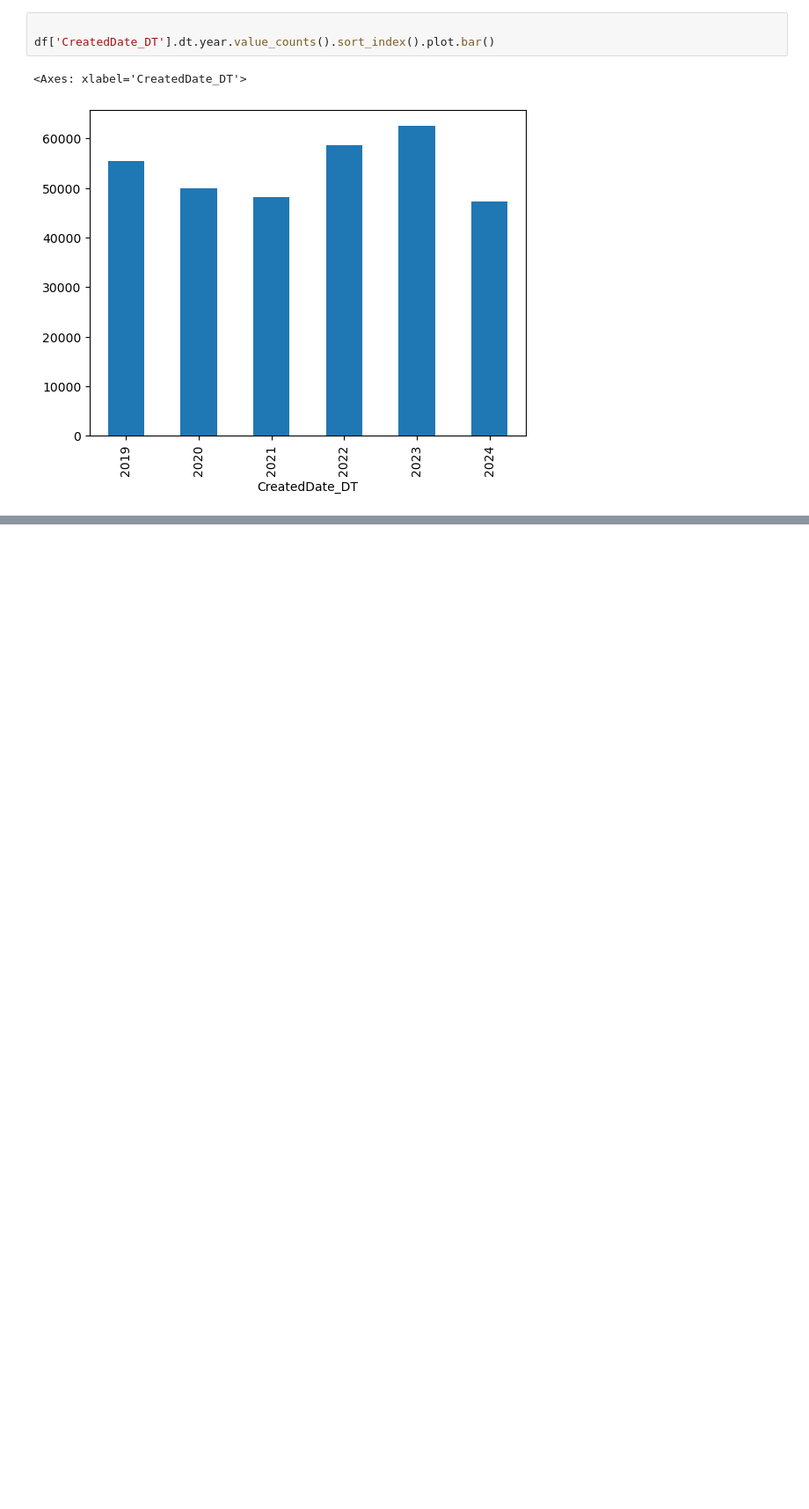
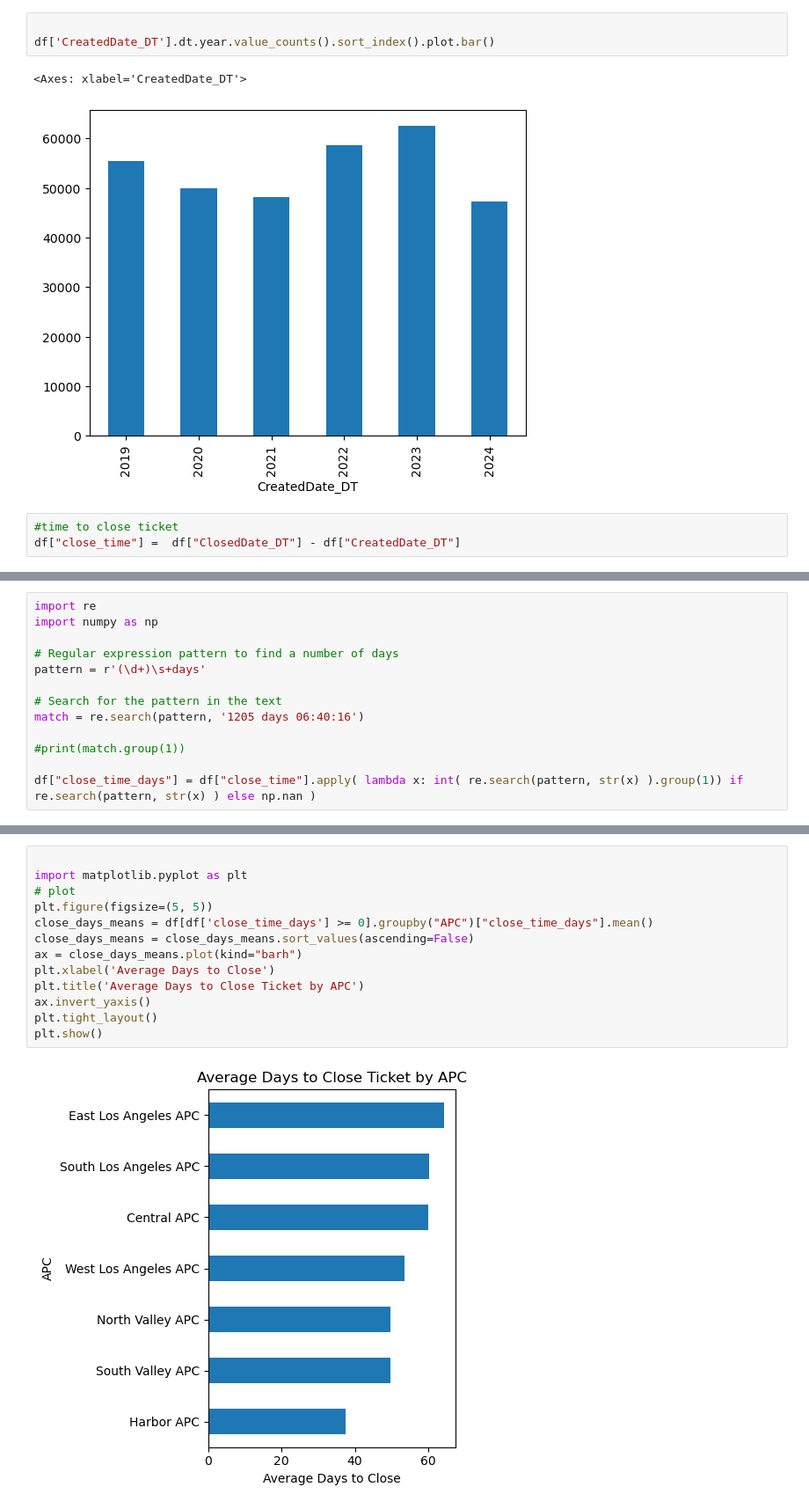
Before and after one commit to aeaiu/usable_ai_project, a Jupyter notebook: Notebooks/1_eda.ipynb, the cells around one changed output, grey strips where cells are left out. Shown: that part at 88% size. Saved outputs shown, nothing was run; the diff lists cells and outputs as text; blank space fills up the shorter version.

```diff
--- a/Notebooks/1_eda.ipynb
+++ b/Notebooks/1_eda.ipynb
@@ -210,3 +225,6 @@ df['CreatedDate_DT'].dt.year.value_counts().sort_index().plot.bar()
 # %% [output]
 <Axes: xlabel='CreatedDate_DT'>
 [figure]
+# %%
+#time to close ticket
+df["close_time"] =  df["ClosedDate_DT"] - df["CreatedDate_DT"]
@@ -212,0 +253,13 @@ df['CreatedDate_DT'].dt.year.value_counts().sort_index().plot.bar()
+# %%
+import re
+import numpy as np
+
+# Regular expression pattern to find a number of days
+pattern = r'(\d+)\s+days'
+
+# Search for the pattern in the text
+match = re.search(pattern, '1205 days 06:40:16')
+
+#print(match.group(1))
+
+df["close_time_days"] = df["close_time"].apply( lambda x: int( re.search(pattern, str(x) ).group(1)) if re.search(pattern, str(x) ) else np.nan )
@@ -212,0 +280,15 @@ df['CreatedDate_DT'].dt.year.value_counts().sort_index().plot.bar()
+# %%
+
+import matplotlib.pyplot as plt
+# plot
+plt.figure(figsize=(5, 5))
+close_days_means = df[df['close_time_days'] >= 0].groupby("APC")["close_time_days"].mean()
+close_days_means = close_days_means.sort_values(ascending=False)
+ax = close_days_means.plot(kind="barh")
+plt.xlabel('Average Days to Close')
+plt.title('Average Days to Close Ticket by APC')
+ax.invert_yaxis()
+plt.tight_layout()
+plt.show()
+# %% [output]
+[figure, added]
```
Also changed, not shown: parts of 15 cells of this notebook, 2 other files.
